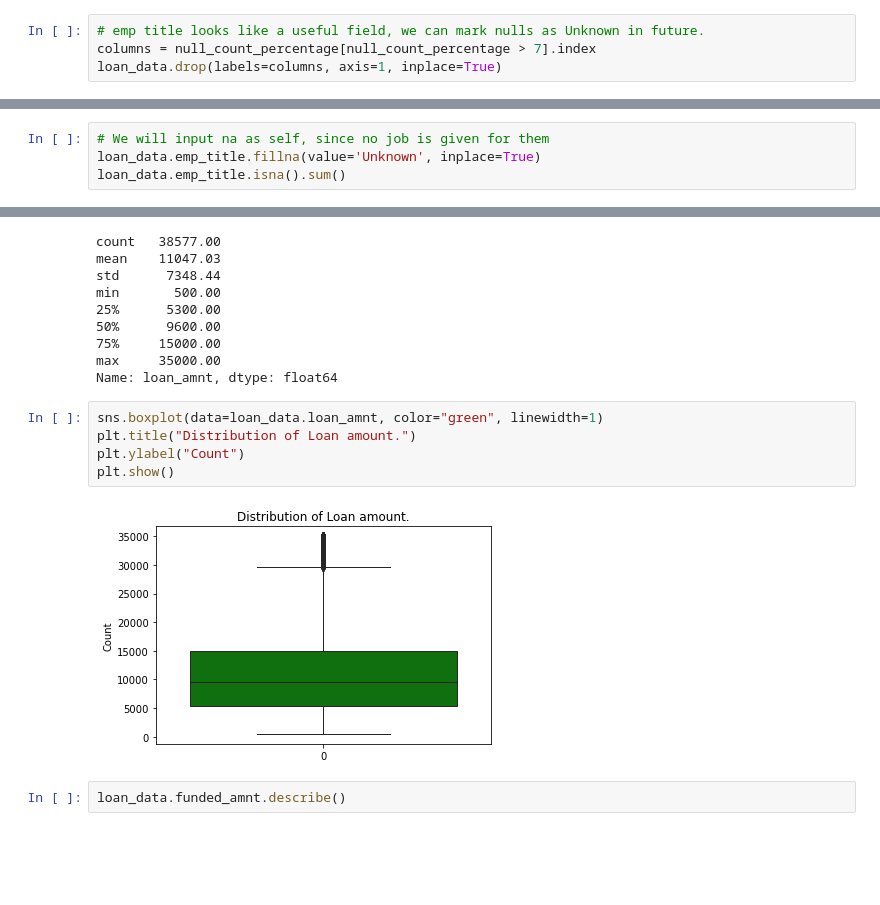
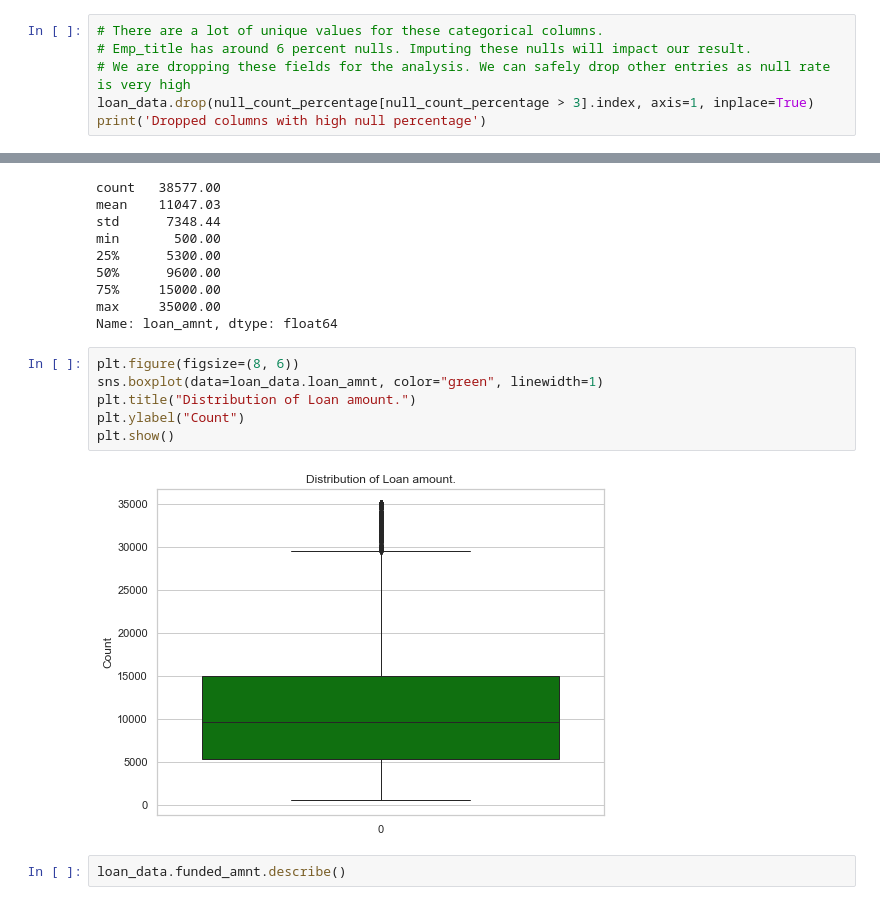
Before and after one commit to Himachallad/lending-club-casestudy, a Jupyter notebook: code/Lending club case study file.ipynb, the cells around one changed output, grey strips where cells are left out. Cells and saved outputs as stored; diff of their text form; blank space fills up the shorter version.

```diff
--- a/code/Lending club case study file.ipynb
+++ b/code/Lending club case study file.ipynb
@@ -281,4 +271,6 @@ Name: emp_title, dtype: int64
-# %%
-# emp title looks like a useful field, we can mark nulls as Unknown in future.
-columns = null_count_percentage[null_count_percentage > 7].index
-loan_data.drop(labels=columns, axis=1, inplace=True)
+# %%
+# There are a lot of unique values for these categorical columns.
+# Emp_title has around 6 percent nulls. Imputing these nulls will impact our result.
+# We are dropping these fields for the analysis. We can safely drop other entries as null rate is very high
+loan_data.drop(null_count_percentage[null_count_percentage > 3].index, axis=1, inplace=True)
+print('Dropped columns with high null percentage')
@@ -321,4 +312,0 @@ Employer title is useful in analysing relationship between employer and default.
-# %%
-# We will input na as self, since no job is given for them
-loan_data.emp_title.fillna(value='Unknown', inplace=True)
-loan_data.emp_title.isna().sum()
@@ -381,12 +367,13 @@ min       500.00
 max     35000.00
 Name: loan_amnt, dtype: float64
 # %%
+plt.figure(figsize=(8, 6))
 sns.boxplot(data=loan_data.loan_amnt, color="green", linewidth=1)
 plt.title("Distribution of Loan amount.")
 plt.ylabel("Count")
 plt.show()
 # %% [output]
-[figure, old version]
+[figure, new version]
 # %%
 loan_data.funded_amnt.describe()
 # %% [output]
```
Also changed, not shown: parts of 40 cells of this notebook.
